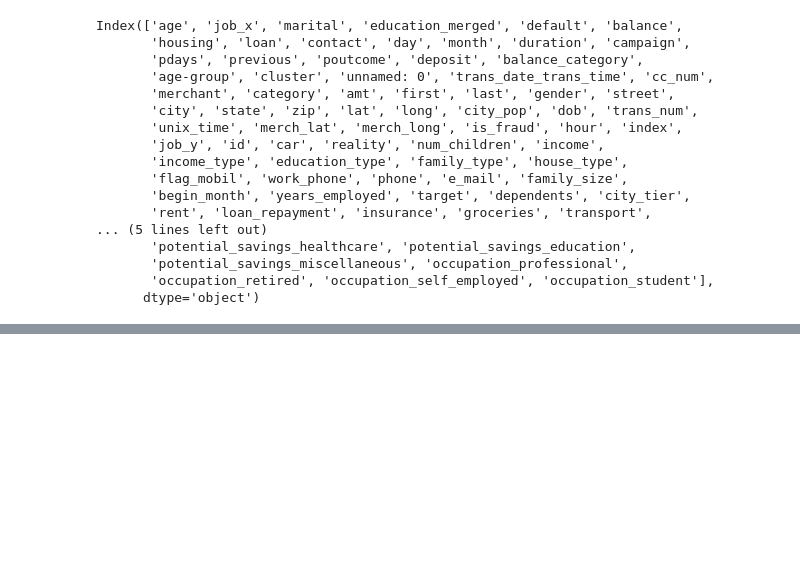
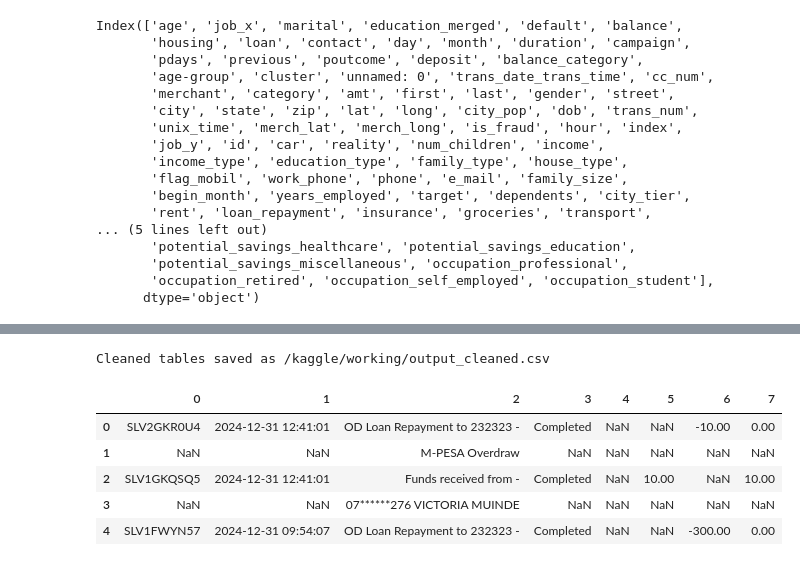
Before and after one commit to victormuuo07/PennyPal-System, a Jupyter notebook: pennypal-system.ipynb, the cells around one changed output, grey strips where cells are left out. Cells and saved outputs as stored; diff of their text form; code cells hidden in the pictures; blank space fills up the shorter version.

```diff
--- a/pennypal-system.ipynb
+++ b/pennypal-system.ipynb
@@ -2261,0 +2778,47 @@ Index(['age', 'job_x', 'marital', 'education_merged', 'default', 'balance',
+# %%
+import camelot
+import pandas as pd
+
+# Path to the decrypted PDF
+pdf_path = "/kaggle/working/decrypted_pdf.pdf"
+
+# Read all the tables from the PDF
+tables = camelot.read_pdf(pdf_path, pages="all", flavor="stream")
+
+# Initialize an empty list to store the DataFrames
+table_list = []
+
+# Loop through all the tables and convert them to DataFrames
+for table in tables:
+    df = table.df
+    table_list.append(df)
+
+# Concatenate all the DataFrames into a single DataFrame
+all_tables_df = pd.concat(table_list, ignore_index=True)
+
+# Remove the first 13 rows
+all_tables_df = all_tables_df.drop(index=range(13))
+
+# Save the cleaned DataFrame to a CSV file
+output_csv_path = "/kaggle/working/output_cleaned.csv"
+all_tables_df.to_csv(output_csv_path, index=False)
+
+print(f"Cleaned tables saved as {output_csv_path}")
+# %% [output]
+Cleaned tables saved as /kaggle/working/output_cleaned.csv
+# %%
+import pandas as pd
+
+# Path to the CSV file
+csv_file_path = '/kaggle/working/output_cleaned.csv'
+
+# Read and display the CSV file
+cleaned_safaricom_data = pd.read_csv(csv_file_path)
+cleaned_safaricom_data.head()
+# %% [output]
+|  | 0 | 1 | 2 | 3 | 4 | 5 | 6 | 7 |
+| 0 | SLV2GKR0U4 | 2024-12-31 12:41:01 | OD Loan Repayment to 232323 - | Completed | NaN | NaN | -10.00 | 0.00 |
+| 1 | NaN | NaN | M-PESA Overdraw | NaN | NaN | NaN | NaN | NaN |
+| 2 | SLV1GKQSQ5 | 2024-12-31 12:41:01 | Funds received from - | Completed | NaN | 10.00 | NaN | 10.00 |
+| 3 | NaN | NaN | 07******276 VICTORIA MUINDE | NaN | NaN | NaN | NaN | NaN |
+| 4 | SLV1FWYN57 | 2024-12-31 09:54:07 | OD Loan Repayment to 232323 - | Completed | NaN | NaN | -300.00 | 0.00 |
```
Also changed, not shown: parts of 80 cells of this notebook.
